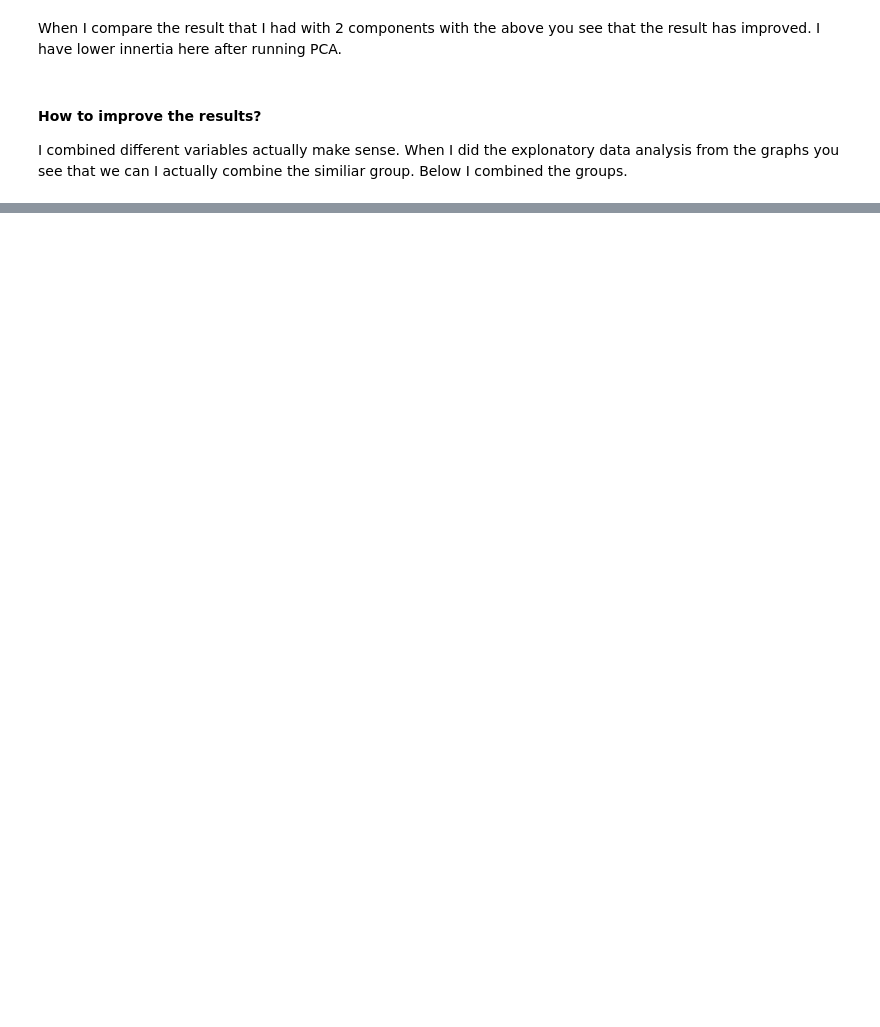
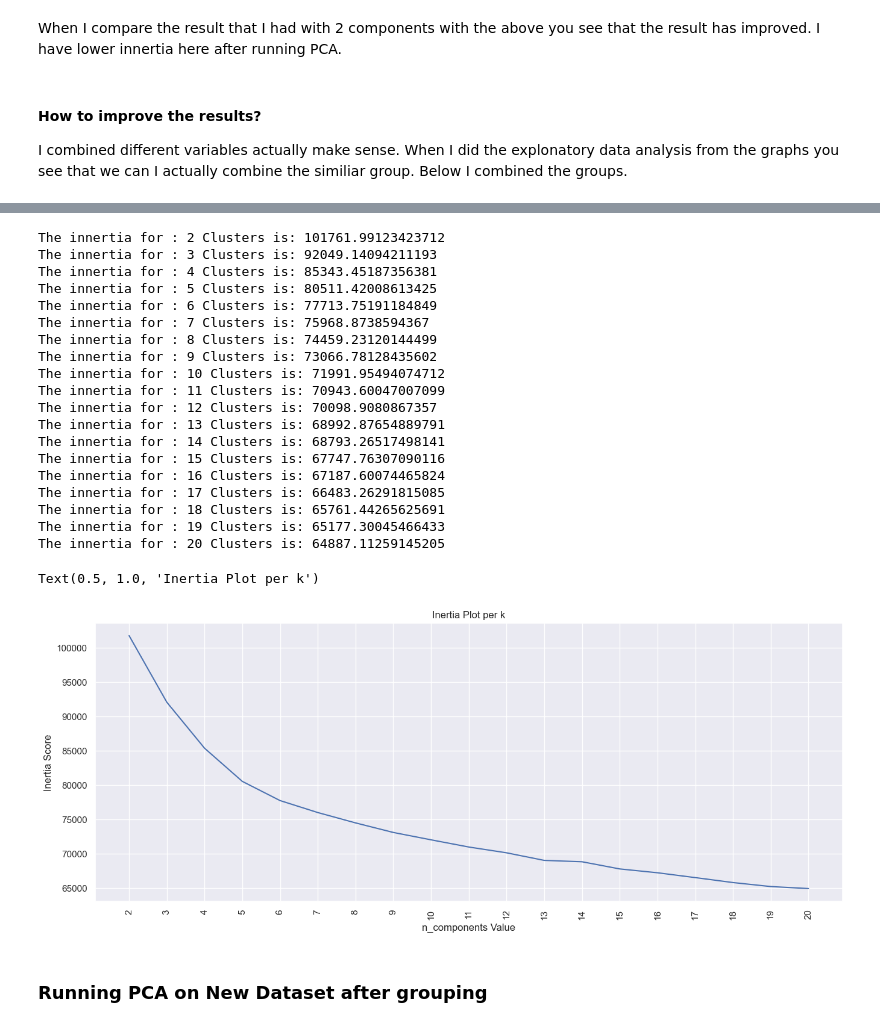
Before and after one commit to yaseminerguezel/customer-segmentation-kmeans-clustering, a Jupyter notebook: K-means-clustering.ipynb, the cells around one changed output, grey strips where cells are left out. Drawn from its saved outputs; the diff is of its cells as text; code cells hidden in the pictures; blank space fills up the shorter version.

Commit message:
last dimentionally reduction and then Kmeans

```diff
--- a/K-means-clustering.ipynb
+++ b/K-means-clustering.ipynb
@@ -696,0 +847,52 @@ See the caveats in the documentation: https://pandas.pydata.org/pandas-docs/stab
+# %%
+# Re - Running Kmeans on "new" data
+
+X_train =new_customer_seg[new_features].values
+
+# Running K means with multible Ks
+
+no_of_clusters = range(2,21) #[2,3,4,5,6,7,8,9]
+inertia = []
+
+
+for f in no_of_clusters:
+    kmeans = KMeans(n_clusters=f, random_state=2)
+    kmeans = kmeans.fit(X_train)
+    u = kmeans.inertia_
+    inertia.append(u)
+    print("The innertia for :", f, "Clusters is:", u)
+
+
+# Creating the scree plot for Intertia - elbow method
+fig, (ax1) = plt.subplots(1, figsize=(16,6))
+xx = np.arange(len(no_of_clusters))
+ax1.plot(xx, inertia)
+ax1.set_xticks(xx)
+ax1.set_xticklabels(no_of_clusters, rotation='vertical')
+plt.xlabel('n_components Value')
+plt.ylabel('Inertia Score')
+plt.title("Inertia Plot per k")
+# %% [output]
+The innertia for : 2 Clusters is: 101761.99123423712
+The innertia for : 3 Clusters is: 92049.14094211193
+The innertia for : 4 Clusters is: 85343.45187356381
+The innertia for : 5 Clusters is: 80511.42008613425
+The innertia for : 6 Clusters is: 77713.75191184849
+The innertia for : 7 Clusters is: 75968.8738594367
+The innertia for : 8 Clusters is: 74459.23120144499
+The innertia for : 9 Clusters is: 73066.78128435602
+The innertia for : 10 Clusters is: 71991.95494074712
+The innertia for : 11 Clusters is: 70943.60047007099
+The innertia for : 12 Clusters is: 70098.9080867357
+The innertia for : 13 Clusters is: 68992.87654889791
+The innertia for : 14 Clusters is: 68793.26517498141
+The innertia for : 15 Clusters is: 67747.76307090116
+The innertia for : 16 Clusters is: 67187.60074465824
+The innertia for : 17 Clusters is: 66483.26291815085
+The innertia for : 18 Clusters is: 65761.44265625691
+The innertia for : 19 Clusters is: 65177.30045466433
+The innertia for : 20 Clusters is: 64887.11259145205
+Text(0.5, 1.0, 'Inertia Plot per k')
+[figure, added]
+# %% [markdown]
+### Running PCA on New Dataset after grouping
```
Also changed, not shown: parts of 28 cells of this notebook.
